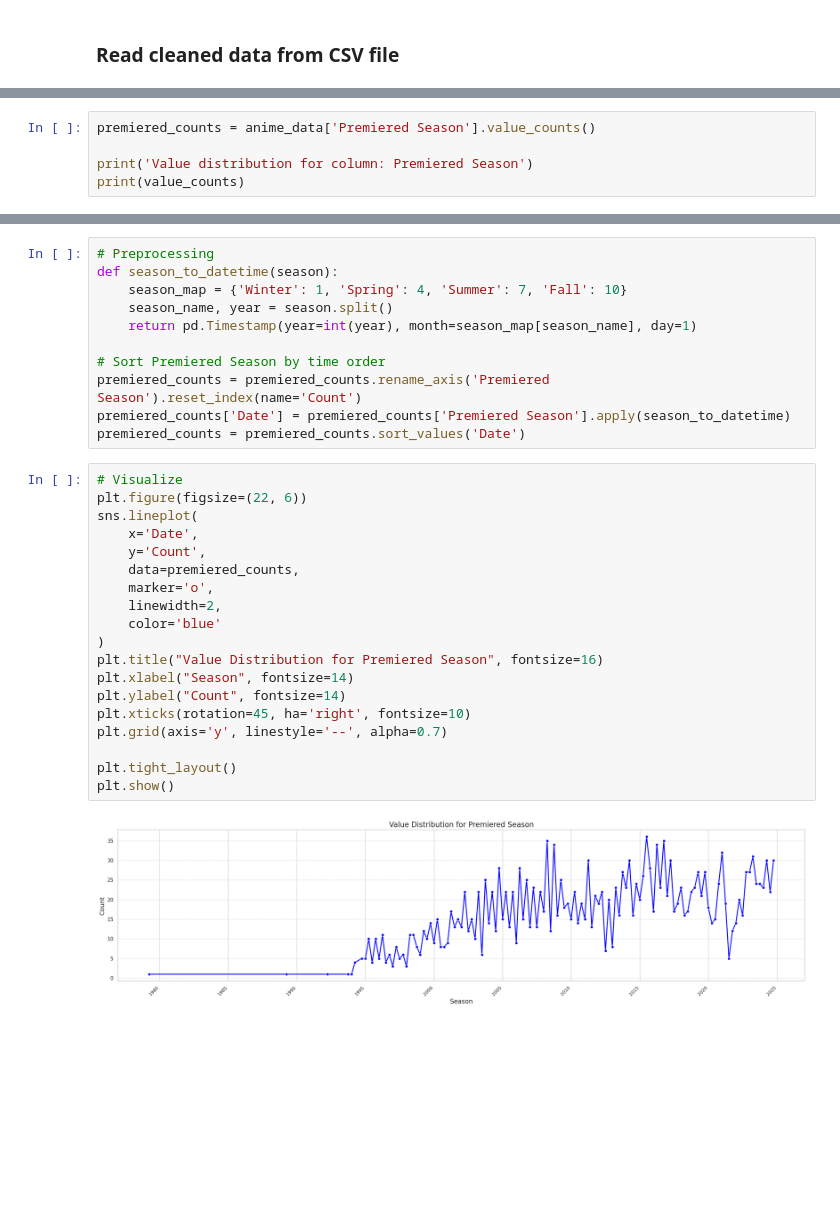
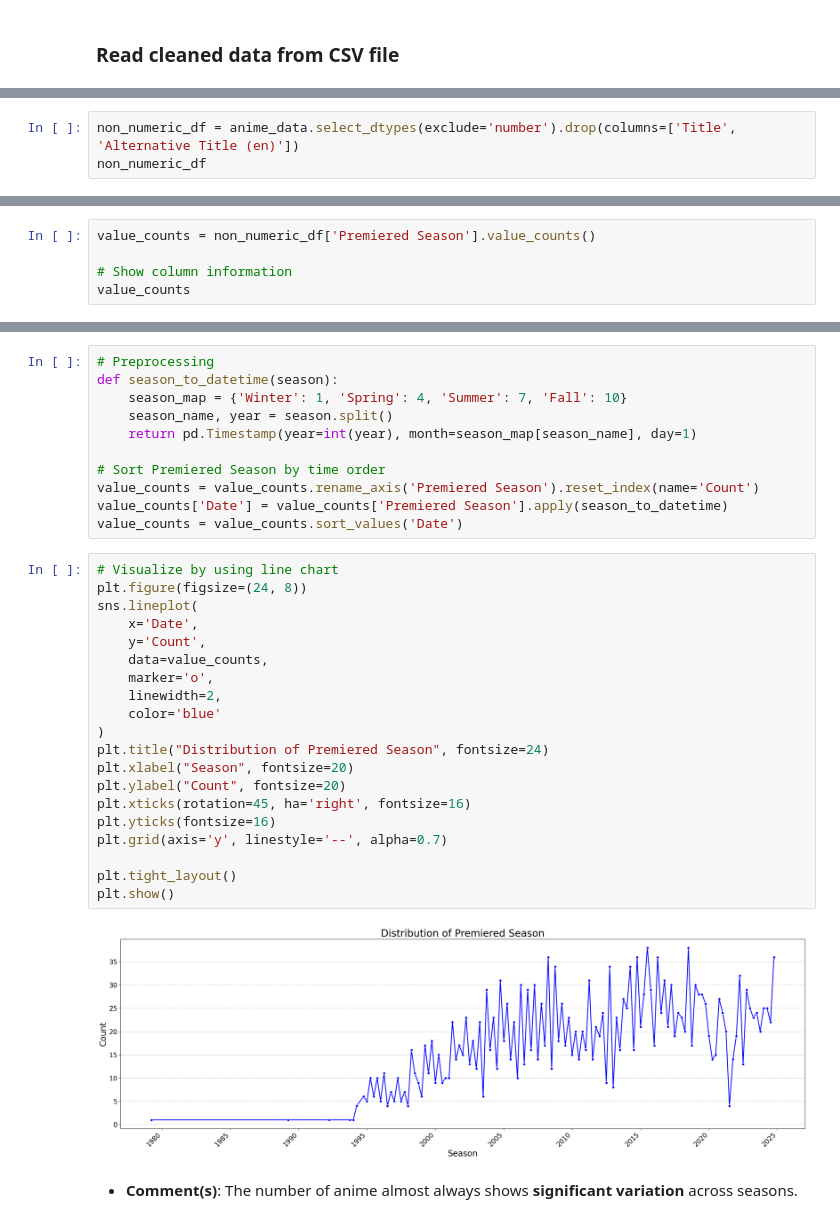
Before and after one commit to lib2509/Intro_to_DS_Final_Project, a Jupyter notebook: data_exploration.ipynb, the cells around one changed output, grey strips where cells are left out. Drawn from its saved outputs; the diff is of its cells as text; blank space fills up the shorter version.

```diff
--- a/data_exploration.ipynb
+++ b/data_exploration.ipynb
@@ -451,0 +474,3 @@ $\rightarrow$ It suggests that anime with a high number of ratings also tend to
+# %%
+non_numeric_df = anime_data.select_dtypes(exclude='number').drop(columns=['Title', 'Alternative Title (en)'])
+non_numeric_df
@@ -516,6 +612,6 @@ plt.show()
 # %%
-premiered_counts = anime_data['Premiered Season'].value_counts()
+value_counts = non_numeric_df['Premiered Season'].value_counts()
 
-print('Value distribution for column: Premiered Season')
-print(value_counts)
+# Show column information
+value_counts
 # %% [output]
@@ -531,28 +636,31 @@ def season_to_datetime(season):
     return pd.Timestamp(year=int(year), month=season_map[season_name], day=1)
 
 # Sort Premiered Season by time order
-premiered_counts = premiered_counts.rename_axis('Premiered Season').reset_index(name='Count')
-premiered_counts['Date'] = premiered_counts['Premiered Season'].apply(season_to_datetime)
-premiered_counts = premiered_counts.sort_values('Date')
+value_counts = value_counts.rename_axis('Premiered Season').reset_index(name='Count')
+value_counts['Date'] = value_counts['Premiered Season'].apply(season_to_datetime)
+value_counts = value_counts.sort_values('Date')
 # %%
-# Visualize
-plt.figure(figsize=(22, 6))
+# Visualize by using line chart
+plt.figure(figsize=(24, 8))
 sns.lineplot(
     x='Date',
     y='Count',
-    data=premiered_counts,
+    data=value_counts,
     marker='o',
     linewidth=2,
     color='blue'
 )
-plt.title("Value Distribution for Premiered Season", fontsize=16)
-plt.xlabel("Season", fontsize=14)
-plt.ylabel("Count", fontsize=14)
-plt.xticks(rotation=45, ha='right', fontsize=10)
+plt.title("Distribution of Premiered Season", fontsize=24)
+plt.xlabel("Season", fontsize=20)
+plt.ylabel("Count", fontsize=20)
+plt.xticks(rotation=45, ha='right', fontsize=16)
+plt.yticks(fontsize=16)
 plt.grid(axis='y', linestyle='--', alpha=0.7)
 
 plt.tight_layout()
 plt.show()
 # %% [output]
-[figure, old version]
+[figure, new version]
+# %% [markdown]
+- **Comment(s)**: The number of anime almost always shows **significant variation** across seasons.
 # %% [markdown]
```
Also changed, not shown: parts of 110 cells of this notebook.
